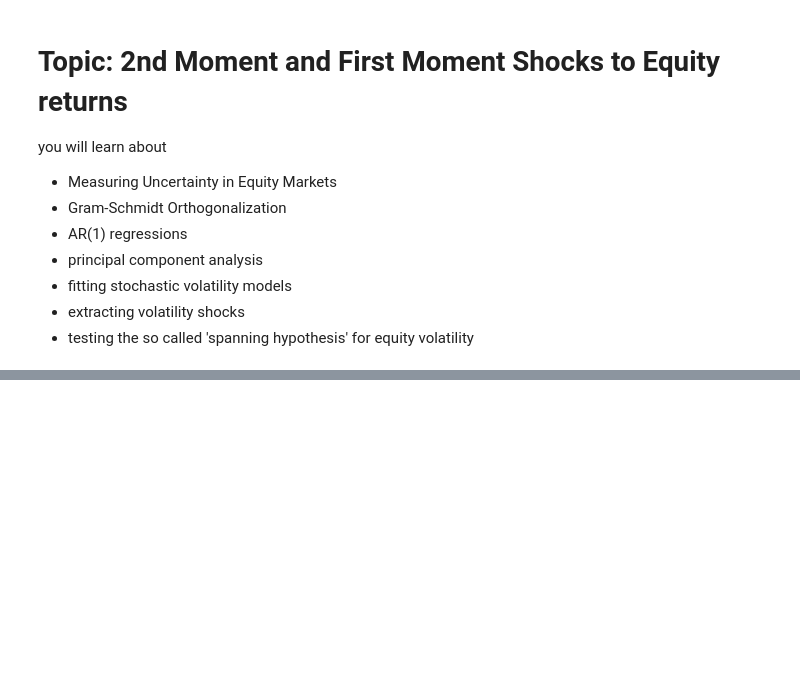
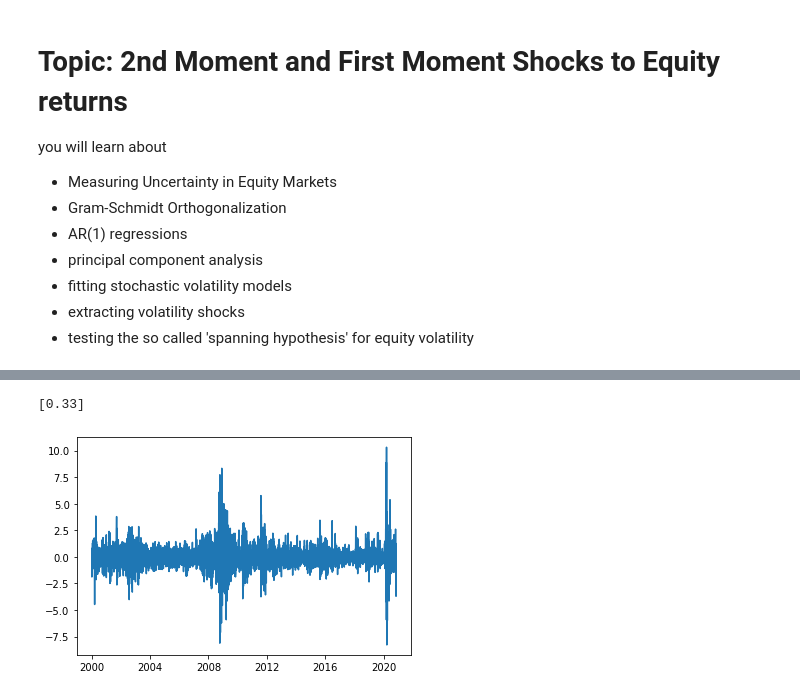
Before and after one commit to Alex-Vasilache/CRAM_WS20, a Jupyter notebook: Second run/Nr_4_VolSpanning/Task_Spanning_IntlEvidence.ipynb, the cells around one changed output, grey strips where cells are left out. Drawn from its saved outputs; the diff is of its cells as text; code cells hidden in the pictures; blank space fills up the shorter version.

```diff
--- a/Second run/Nr_4_VolSpanning/Task_Spanning_IntlEvidence.ipynb
+++ b/Second run/Nr_4_VolSpanning/Task_Spanning_IntlEvidence.ipynb
@@ -16,0 +49,5 @@ you will learn about
+# %%
+us = pd.read_csv("r_SP500_d_cleaned_Dec2020.csv", parse_dates=True, index_col=0)
+eu = pd.read_csv("r_ES50_d_cleaned_realized_Nov2020.csv", parse_dates=True, index_col=0)
+# %%
+data = pd.merge(us, eu.iloc[:,:-1], on="Date", how="inner")
@@ -17 +69,12 @@ you will learn about
+# %%
+pca = PCA(n_components=1)
+pca_int_ts = pca.fit(stats.zscore(data))
+print(np.round(pca_int_ts.explained_variance_ratio_,2))
+# %% [output]
+[0.33]
+# %%
+pc1_int = stats.zscore(pca.transform(stats.zscore(data)))
+plt.plot(data.index, pc1_int);
+# %% [output]
+[figure, added]
 # %% [markdown]
```
Also changed, not shown: parts of 52 cells of this notebook, 3 other files.
